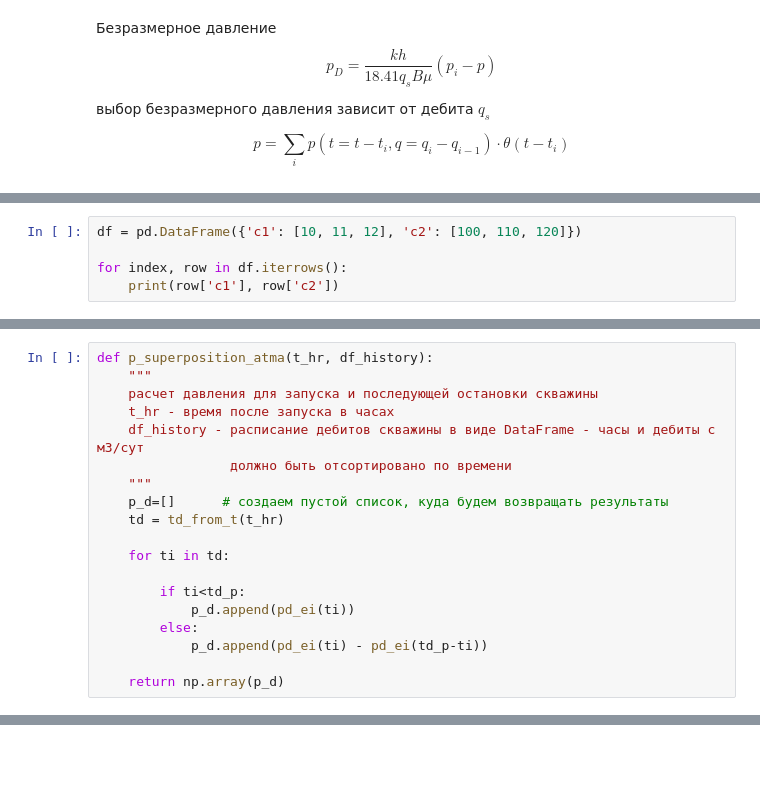
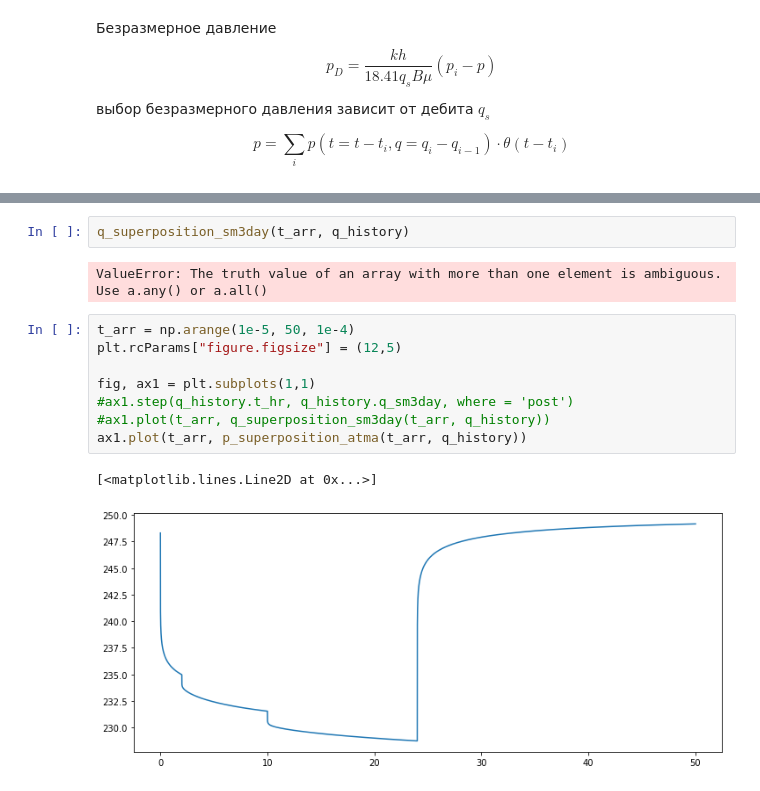
Before and after one commit to khabibullinra/welltest_examples, a Jupyter notebook: jupyter/18_суперпозиция.ipynb, the cells around one changed output, grey strips where cells are left out. Saved outputs shown, nothing was run; the diff lists cells and outputs as text; blank space fills up the shorter version.

```diff
--- a/jupyter/18_суперпозиция.ipynb
+++ b/jupyter/18_суперпозиция.ipynb
@@ -199,5 +193,0 @@ for ti in q_history['t_hr']:
-# %%
-df = pd.DataFrame({'c1': [10, 11, 12], 'c2': [100, 110, 120]})
-
-for index, row in df.iterrows():
-    print(row['c1'], row['c2'])
@@ -212,19 +193,0 @@ df.iloc[2]['c1']
-# %%
-def p_superposition_atma(t_hr, df_history):
-    """
-    расчет давления для запуска и последующей остановки скважины
-    t_hr - время после запуска в часах
-    df_history - расписание дебитов скважины в виде DataFrame - часы и дебиты с м3/сут
-                 должно быть отсортировано по времени
-    """
-    p_d=[]      # создаем пустой список, куда будем возвращать результаты
-    td = td_from_t(t_hr)
-
-    for ti in td:
-
-        if ti<td_p:
-            p_d.append(pd_ei(ti))
-        else:
-            p_d.append(pd_ei(ti) - pd_ei(td_p-ti))
-
-    return np.array(p_d)
@@ -230,0 +244,15 @@ def p_superposition_atma(t_hr, df_history):
+# %%
+q_superposition_sm3day(t_arr, q_history)
+# %% [output]
+ValueError: The truth value of an array with more than one element is ambiguous. Use a.any() or a.all()
+# %%
+t_arr = np.arange(1e-5, 50, 1e-4)
+plt.rcParams["figure.figsize"] = (12,5)
+
+fig, ax1 = plt.subplots(1,1)
+#ax1.step(q_history.t_hr, q_history.q_sm3day, where = 'post')
+#ax1.plot(t_arr, q_superposition_sm3day(t_arr, q_history))
+ax1.plot(t_arr, p_superposition_atma(t_arr, q_history))
+# %% [output]
+[<matplotlib.lines.Line2D at 0x...>]
+[figure, added]
```
Also changed, not shown: parts of 9 cells of this notebook.
